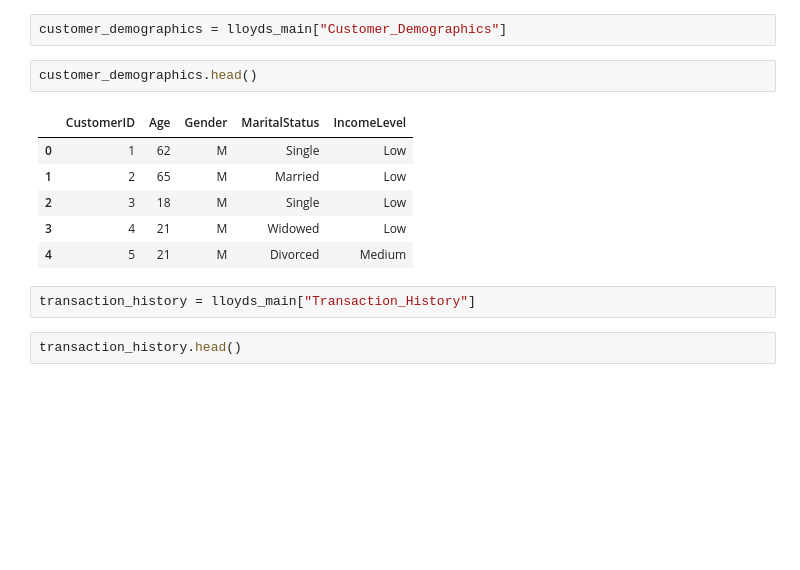
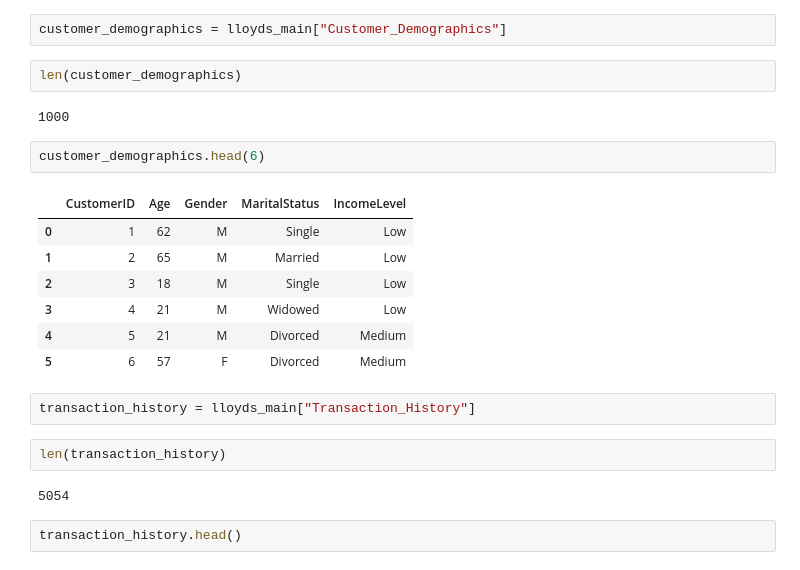
Before and after one commit to RedeemerNtumy/customer_churn, a Jupyter notebook: LloydsBank.ipynb, the cells around one changed output. Cells and saved outputs as stored; diff of their text form; blank space fills up the shorter version.

```diff
--- a/LloydsBank.ipynb
+++ b/LloydsBank.ipynb
@@ -5,17 +5,26 @@ import matplotlib.pyplot as plt
 lloyds_main = pd.read_excel("Llyods.xlsx", sheet_name= None)
 # %%
 customer_demographics = lloyds_main["Customer_Demographics"]
+# %%
+len(customer_demographics)
+# %% [output]
+1000
 # %%
-customer_demographics.head()
+customer_demographics.head(6)
 # %% [output]
 |  | CustomerID | Age | Gender | MaritalStatus | IncomeLevel |
 | 0 | 1 | 62 | M | Single | Low |
 | 1 | 2 | 65 | M | Married | Low |
 | 2 | 3 | 18 | M | Single | Low |
 | 3 | 4 | 21 | M | Widowed | Low |
 | 4 | 5 | 21 | M | Divorced | Medium |
+| 5 | 6 | 57 | F | Divorced | Medium |
 # %%
 transaction_history = lloyds_main["Transaction_History"]
+# %%
+len(transaction_history)
+# %% [output]
+5054
 # %%
 transaction_history.head()
 # %% [output]
```
Also changed, not shown: parts of 59 cells of this notebook, 1 other file.
